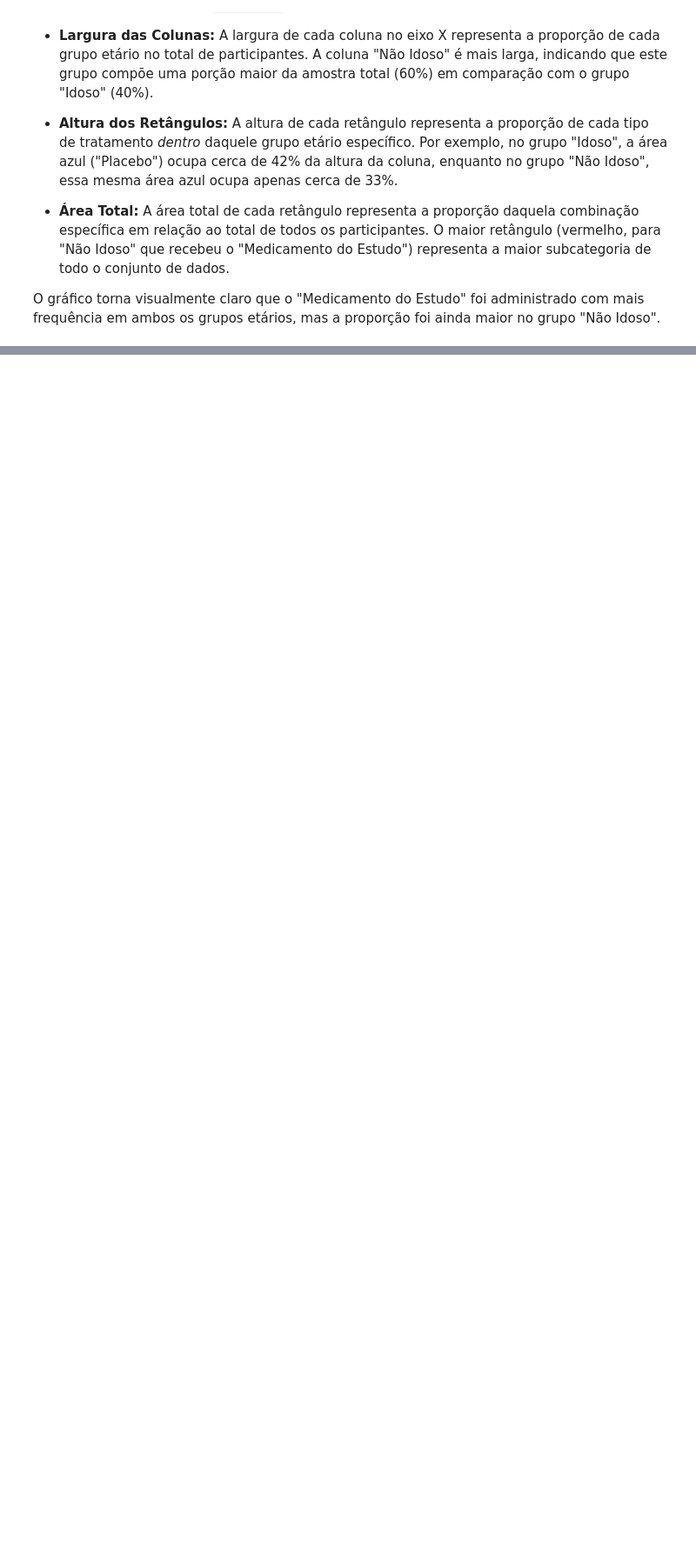
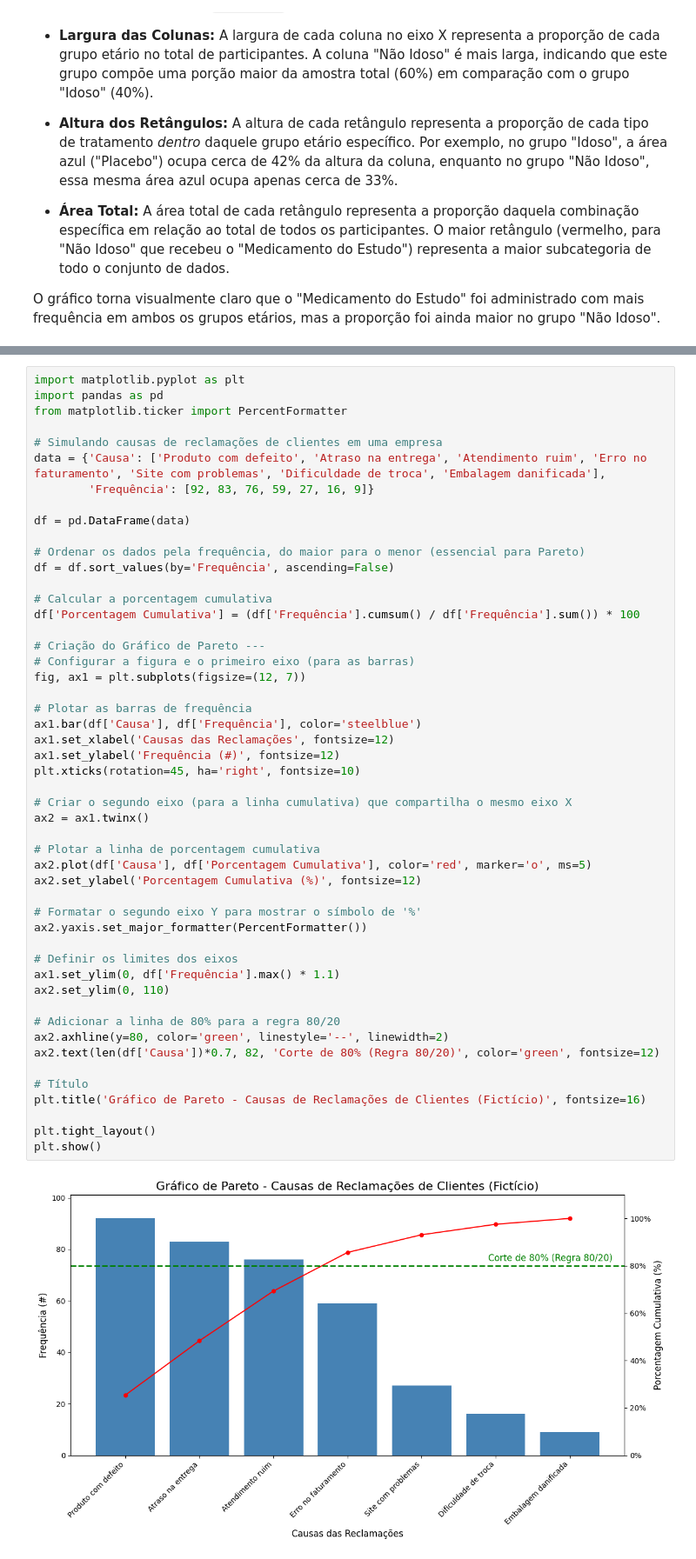
Before and after one commit to welson-rodrigues/tipos-de-graficos, a Jupyter notebook: atividade.ipynb, the cells around one changed output, grey strips where cells are left out. Shown: that part at 87% size. Drawn from its saved outputs; the diff is of its cells as text; blank space fills up the shorter version.

Commit message:
Novos gráficos adicionados

```diff
--- a/atividade.ipynb
+++ b/atividade.ipynb
@@ -419,0 +445,52 @@ O gráfico torna visualmente claro que o "Medicamento do Estudo" foi administrad
+# %%
+import matplotlib.pyplot as plt
+import pandas as pd
+from matplotlib.ticker import PercentFormatter
+
+# Simulando causas de reclamações de clientes em uma empresa
+data = {'Causa': ['Produto com defeito', 'Atraso na entrega', 'Atendimento ruim', 'Erro no faturamento', 'Site com problemas', 'Dificuldade de troca', 'Embalagem danificada'],
+        'Frequência': [92, 83, 76, 59, 27, 16, 9]}
+
+df = pd.DataFrame(data)
+
+# Ordenar os dados pela frequência, do maior para o menor (essencial para Pareto)
+df = df.sort_values(by='Frequência', ascending=False)
+
+# Calcular a porcentagem cumulativa
+df['Porcentagem Cumulativa'] = (df['Frequência'].cumsum() / df['Frequência'].sum()) * 100
+
+# Criação do Gráfico de Pareto ---
+# Configurar a figura e o primeiro eixo (para as barras)
+fig, ax1 = plt.subplots(figsize=(12, 7))
+
+# Plotar as barras de frequência
+ax1.bar(df['Causa'], df['Frequência'], color='steelblue')
+ax1.set_xlabel('Causas das Reclamações', fontsize=12)
+ax1.set_ylabel('Frequência (#)', fontsize=12)
+plt.xticks(rotation=45, ha='right', fontsize=10)
+
+# Criar o segundo eixo (para a linha cumulativa) que compartilha o mesmo eixo X
+ax2 = ax1.twinx()
+
+# Plotar a linha de porcentagem cumulativa
+ax2.plot(df['Causa'], df['Porcentagem Cumulativa'], color='red', marker='o', ms=5)
+ax2.set_ylabel('Porcentagem Cumulativa (%)', fontsize=12)
+
+# Formatar o segundo eixo Y para mostrar o símbolo de '%'
+ax2.yaxis.set_major_formatter(PercentFormatter())
+
+# Definir os limites dos eixos
+ax1.set_ylim(0, df['Frequência'].max() * 1.1)
+ax2.set_ylim(0, 110)
+
+# Adicionar a linha de 80% para a regra 80/20
+ax2.axhline(y=80, color='green', linestyle='--', linewidth=2)
+ax2.text(len(df['Causa'])*0.7, 82, 'Corte de 80% (Regra 80/20)', color='green', fontsize=12)
+
+# Título
+plt.title('Gráfico de Pareto - Causas de Reclamações de Clientes (Fictício)', fontsize=16)
+
+plt.tight_layout()
+plt.show()
+# %% [output]
+[figure, added]
```
Also changed, not shown: parts of 3 cells of this notebook.
